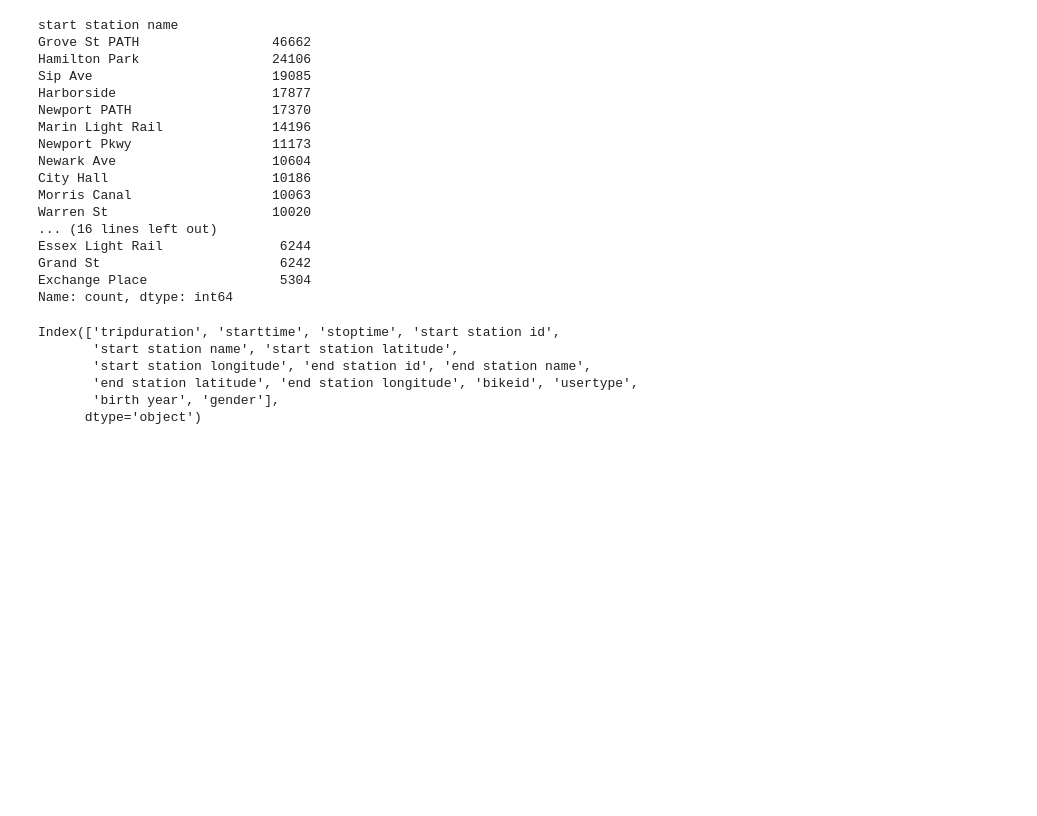
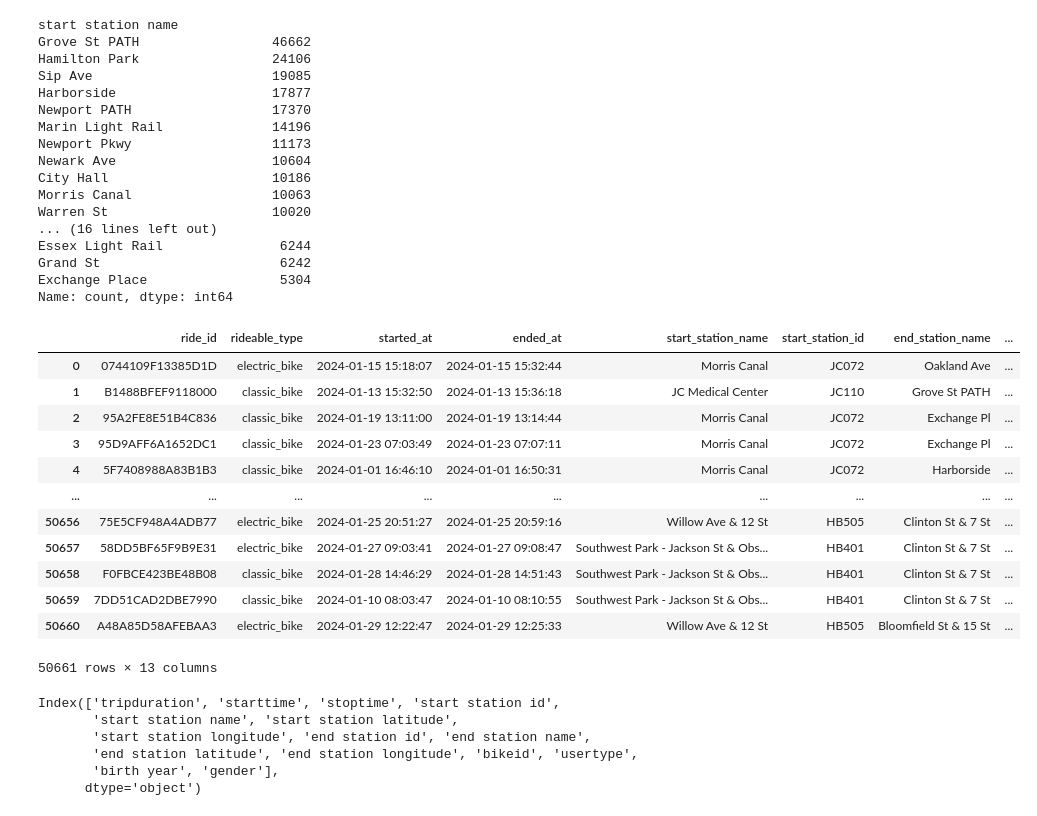
Before and after one commit to lukasschirren/nyc_bike_rental, a Jupyter notebook: Auriane_Workspace.ipynb, the cells around one changed output. Cells and saved outputs as stored; diff of their text form; code cells hidden in the pictures; blank space fills up the shorter version.

```diff
--- a/Auriane_Workspace.ipynb
+++ b/Auriane_Workspace.ipynb
@@ -52,6 +52,22 @@ Essex Light Rail               6244
 Grand St                       6242
 Exchange Place                 5304
 Name: count, dtype: int64
+# %%
+data_2024
+# %% [output]
+|  | ride_id | rideable_type | started_at | ended_at | start_station_name | start_station_id | end_station_name | ... |
+| 0 | 0744109F13385D1D | electric_bike | 2024-01-15 15:18:07 | 2024-01-15 15:32:44 | Morris Canal | JC072 | Oakland Ave | ... |
+| 1 | B1488BFEF9118000 | classic_bike | 2024-01-13 15:32:50 | 2024-01-13 15:36:18 | JC Medical Center | JC110 | Grove St PATH | ... |
+| 2 | 95A2FE8E51B4C836 | classic_bike | 2024-01-19 13:11:00 | 2024-01-19 13:14:44 | Morris Canal | JC072 | Exchange Pl | ... |
+| 3 | 95D9AFF6A1652DC1 | classic_bike | 2024-01-23 07:03:49 | 2024-01-23 07:07:11 | Morris Canal | JC072 | Exchange Pl | ... |
+| 4 | 5F7408988A83B1B3 | classic_bike | 2024-01-01 16:46:10 | 2024-01-01 16:50:31 | Morris Canal | JC072 | Harborside | ... |
+| ... | ... | ... | ... | ... | ... | ... | ... | ... |
+| 50656 | 75E5CF948A4ADB77 | electric_bike | 2024-01-25 20:51:27 | 2024-01-25 20:59:16 | Willow Ave & 12 St | HB505 | Clinton St & 7 St | ... |
+| 50657 | 58DD5BF65F9B9E31 | electric_bike | 2024-01-27 09:03:41 | 2024-01-27 09:08:47 | Southwest Park - Jackson St & Obs... | HB401 | Clinton St & 7 St | ... |
+| 50658 | F0FBCE423BE48B08 | classic_bike | 2024-01-28 14:46:29 | 2024-01-28 14:51:43 | Southwest Park - Jackson St & Obs... | HB401 | Clinton St & 7 St | ... |
+| 50659 | 7DD51CAD2DBE7990 | classic_bike | 2024-01-10 08:03:47 | 2024-01-10 08:10:55 | Southwest Park - Jackson St & Obs... | HB401 | Clinton St & 7 St | ... |
+| 50660 | A48A85D58AFEBAA3 | electric_bike | 2024-01-29 12:22:47 | 2024-01-29 12:25:33 | Willow Ave & 12 St | HB505 | Bloomfield St & 15 St | ... |
+50661 rows × 13 columns
 # %%
 data_2019.columns
 # %% [output]
```
Also changed, not shown: parts of 3 cells of this notebook, 1 other file.
